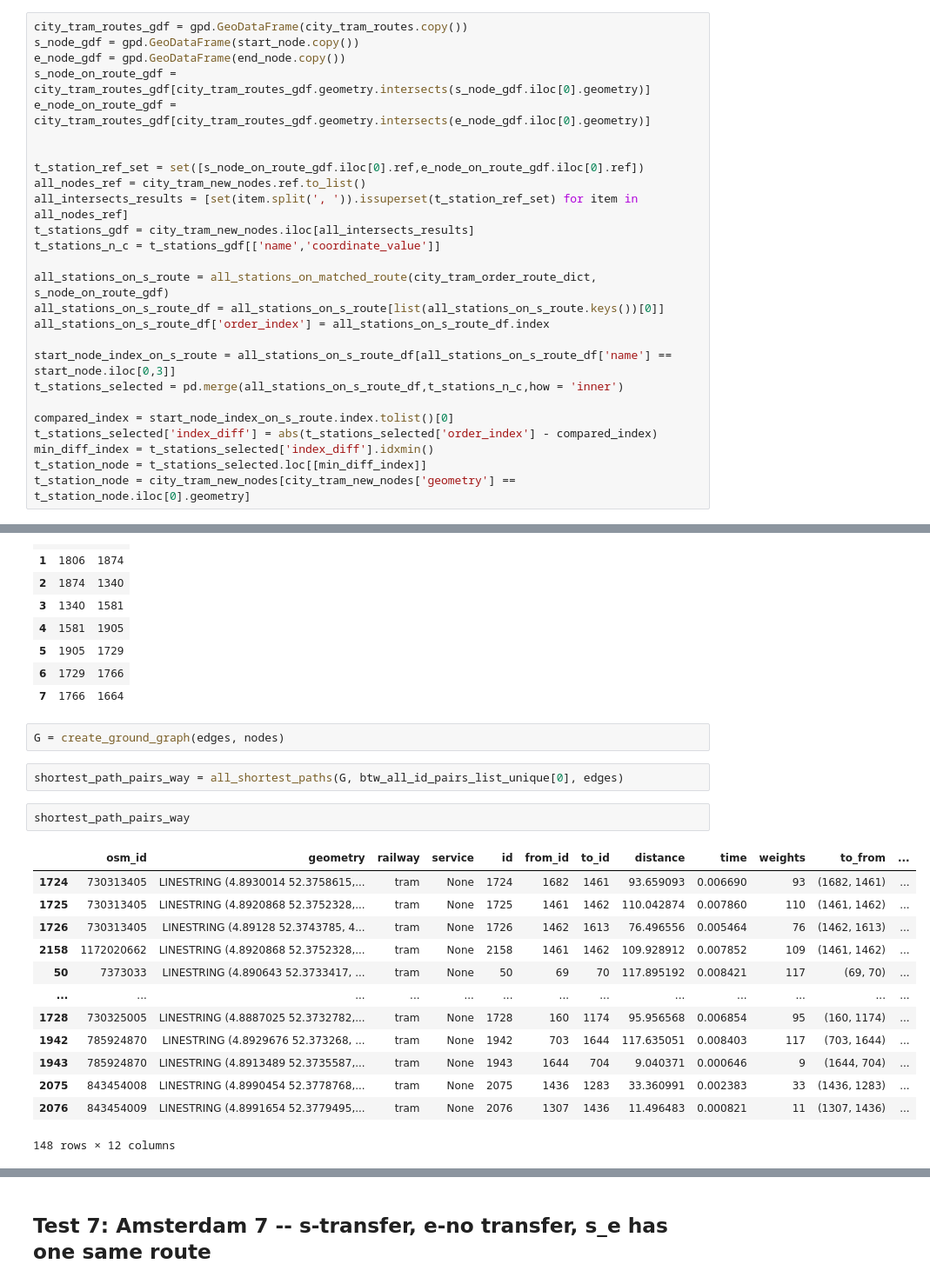
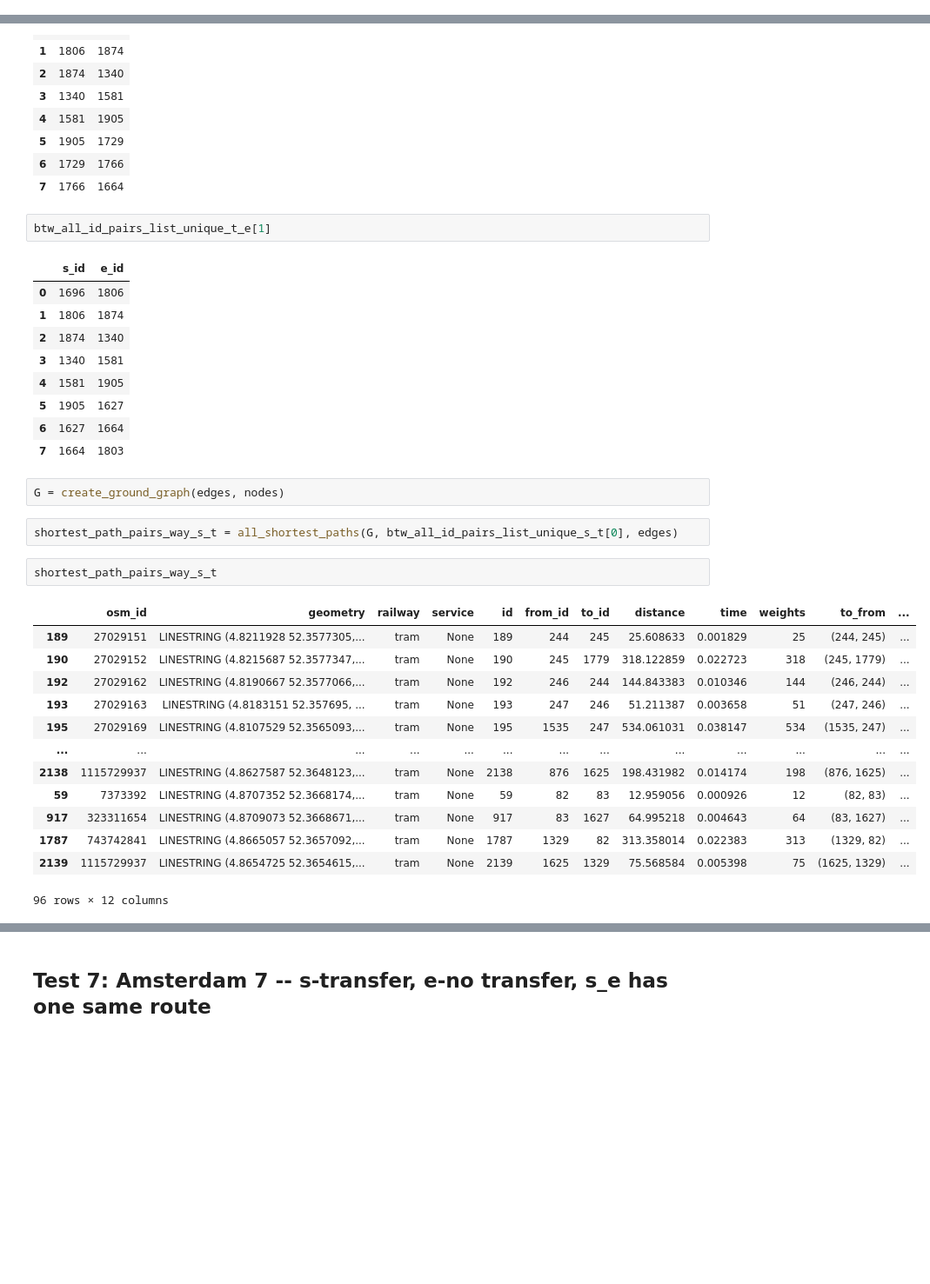
Before and after one commit to SYuGao/uvmt, a Jupyter notebook: notebooks/transfer1_tram_amsterdam.ipynb, the cells around one changed output, grey strips where cells are left out. Shown at 87% size. Drawn from its saved outputs; the diff is of its cells as text; blank space fills up the shorter version.

Commit message:
realize the shortest_path for test 8

```diff
--- a/notebooks/transfer1_tram_amsterdam.ipynb
+++ b/notebooks/transfer1_tram_amsterdam.ipynb
@@ -248,29 +248,3 @@ t_station_node
 # %% [output]
 |  | geometry | degree | id | name | geo_x | geo_y | coordinate_value | route_name_list | route | ... |
 | 172 | POINT (4.87176 52.36713) | 2 | 1627 | Bilderdijkstraat | 4.871763 | 52.367125 | (4.8717631, 52.3671254) | Tram 17: Amsterdam Osdorp Dijkgra... | tram | ... |
-# %%
-city_tram_routes_gdf = gpd.GeoDataFrame(city_tram_routes.copy())
-s_node_gdf = gpd.GeoDataFrame(start_node.copy())
-e_node_gdf = gpd.GeoDataFrame(end_node.copy())
-s_node_on_route_gdf = city_tram_routes_gdf[city_tram_routes_gdf.geometry.intersects(s_node_gdf.iloc[0].geometry)]
-e_node_on_route_gdf = city_tram_routes_gdf[city_tram_routes_gdf.geometry.intersects(e_node_gdf.iloc[0].geometry)]
-
-
-t_station_ref_set = set([s_node_on_route_gdf.iloc[0].ref,e_node_on_route_gdf.iloc[0].ref])
-all_nodes_ref = city_tram_new_nodes.ref.to_list()
-all_intersects_results = [set(item.split(', ')).issuperset(t_station_ref_set) for item in all_nodes_ref]
-t_stations_gdf = city_tram_new_nodes.iloc[all_intersects_results]
-t_stations_n_c = t_stations_gdf[['name','coordinate_value']]
-
-all_stations_on_s_route = all_stations_on_matched_route(city_tram_order_route_dict, s_node_on_route_gdf)
-all_stations_on_s_route_df = all_stations_on_s_route[list(all_stations_on_s_route.keys())[0]]
-all_stations_on_s_route_df['order_index'] = all_stations_on_s_route_df.index
-
-start_node_index_on_s_route = all_stations_on_s_route_df[all_stations_on_s_route_df['name'] == start_node.iloc[0,3]]
-t_stations_selected = pd.merge(all_stations_on_s_route_df,t_stations_n_c,how = 'inner')
-
-compared_index = start_node_index_on_s_route.index.tolist()[0]
-t_stations_selected['index_diff'] = abs(t_stations_selected['order_index'] - compared_index)
-min_diff_index = t_stations_selected['index_diff'].idxmin()
-t_station_node = t_stations_selected.loc[[min_diff_index]]
-t_station_node = city_tram_new_nodes[city_tram_new_nodes['geometry'] == t_station_node.iloc[0].geometry]
@@ -490,24 +464,36 @@ btw_all_id_pairs_list_unique_t_e[0]
 | 5 | 1905 | 1729 |
 | 6 | 1729 | 1766 |
 | 7 | 1766 | 1664 |
+# %%
+btw_all_id_pairs_list_unique_t_e[1]
+# %% [output]
+|  | s_id | e_id |
+| 0 | 1696 | 1806 |
+| 1 | 1806 | 1874 |
+| 2 | 1874 | 1340 |
+| 3 | 1340 | 1581 |
+| 4 | 1581 | 1905 |
+| 5 | 1905 | 1627 |
+| 6 | 1627 | 1664 |
+| 7 | 1664 | 1803 |
 # %%
 G = create_ground_graph(edges, nodes)
 # %%
-shortest_path_pairs_way = all_shortest_paths(G, btw_all_id_pairs_list_unique[0], edges)
+shortest_path_pairs_way_s_t = all_shortest_paths(G, btw_all_id_pairs_list_unique_s_t[0], edges)
 # %%
-shortest_path_pairs_way
+shortest_path_pairs_way_s_t
 # %% [output]
 |  | osm_id | geometry | railway | service | id | from_id | to_id | distance | time | weights | to_from | ... |
-| 1724 | 730313405 | LINESTRING (4.8930014 52.3758615,... | tram | None | 1724 | 1682 | 1461 | 93.659093 | 0.006690 | 93 | (1682, 1461) | ... |
-| 1725 | 730313405 | LINESTRING (4.8920868 52.3752328,... | tram | None | 1725 | 1461 | 1462 | 110.042874 | 0.007860 | 110 | (1461, 1462) | ... |
-| 1726 | 730313405 | LINESTRING (4.89128 52.3743785, 4... | tram | None | 1726 | 1462 | 1613 | 76.496556 | 0.005464 | 76 | (1462, 1613) | ... |
-| 2158 | 1172020662 | LINESTRING (4.8920868 52.3752328,... | tram | None | 2158 | 1461 | 1462 | 109.928912 | 0.007852 | 109 | (1461, 1462) | ... |
-| 50 | 7373033 | LINESTRING (4.890643 52.3733417, ... | tram | None | 50 | 69 | 70 | 117.895192 | 0.008421 | 117 | (69, 70) | ... |
+| 189 | 27029151 | LINESTRING (4.8211928 52.3577305,... | tram | None | 189 | 244 | 245 | 25.608633 | 0.001829 | 25 | (244, 245) | ... |
+| 190 | 27029152 | LINESTRING (4.8215687 52.3577347,... | tram | None | 190 | 245 | 1779 | 318.122859 | 0.022723 | 318 | (245, 1779) | ... |
+| 192 | 27029162 | LINESTRING (4.8190667 52.3577066,... | tram | None | 192 | 246 | 244 | 144.843383 | 0.010346 | 144 | (246, 244) | ... |
+| 193 | 27029163 | LINESTRING (4.8183151 52.357695, ... | tram | None | 193 | 247 | 246 | 51.211387 | 0.003658 | 51 | (247, 246) | ... |
+| 195 | 27029169 | LINESTRING (4.8107529 52.3565093,... | tram | None | 195 | 1535 | 247 | 534.061031 | 0.038147 | 534 | (1535, 247) | ... |
 | ... | ... | ... | ... | ... | ... | ... | ... | ... | ... | ... | ... | ... |
-| 1728 | 730325005 | LINESTRING (4.8887025 52.3732782,... | tram | None | 1728 | 160 | 1174 | 95.956568 | 0.006854 | 95 | (160, 1174) | ... |
-| 1942 | 785924870 | LINESTRING (4.8929676 52.373268, ... | tram | None | 1942 | 703 | 1644 | 117.635051 | 0.008403 | 117 | (703, 1644) | ... |
-| 1943 | 785924870 | LINESTRING (4.8913489 52.3735587,... | tram | None | 1943 | 1644 | 704 | 9.040371 | 0.000646 | 9 | (1644, 704) | ... |
-| 2075 | 843454008 | LINESTRING (4.8990454 52.3778768,... | tram | None | 2075 | 1436 | 1283 | 33.360991 | 0.002383 | 33 | (1436, 1283) | ... |
-| 2076 | 843454009 | LINESTRING (4.8991654 52.3779495,... | tram | None | 2076 | 1307 | 1436 | 11.496483 | 0.000821 | 11 | (1307, 1436) | ... |
+| 2138 | 1115729937 | LINESTRING (4.8627587 52.3648123,... | tram | None | 2138 | 876 | 1625 | 198.431982 | 0.014174 | 198 | (876, 1625) | ... |
+| 59 | 7373392 | LINESTRING (4.8707352 52.3668174,... | tram | None | 59 | 82 | 83 | 12.959056 | 0.000926 | 12 | (82, 83) | ... |
+| 917 | 323311654 | LINESTRING (4.8709073 52.3668671,... | tram | None | 917 | 83 | 1627 | 64.995218 | 0.004643 | 64 | (83, 1627) | ... |
+| 1787 | 743742841 | LINESTRING (4.8665057 52.3657092,... | tram | None | 1787 | 1329 | 82 | 313.358014 | 0.022383 | 313 | (1329, 82) | ... |
+| 2139 | 1115729937 | LINESTRING (4.8654725 52.3654615,... | tram | None | 2139 | 1625 | 1329 | 75.568584 | 0.005398 | 75 | (1625, 1329) | ... |
-148 rows × 12 columns
+96 rows × 12 columns
 # %%
```
Also changed, not shown: parts of 18 cells of this notebook, 2 other files.
